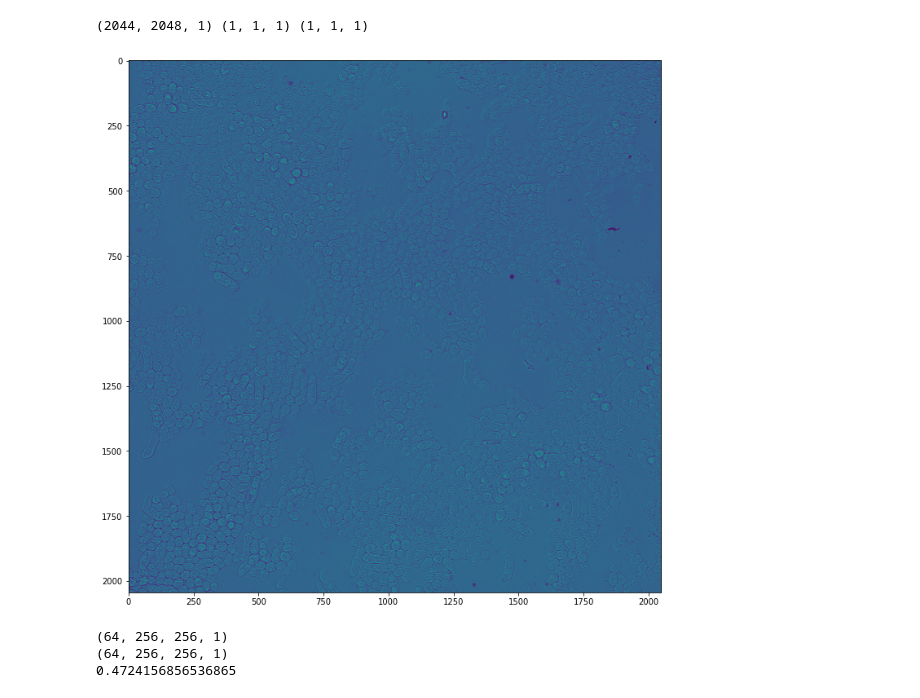
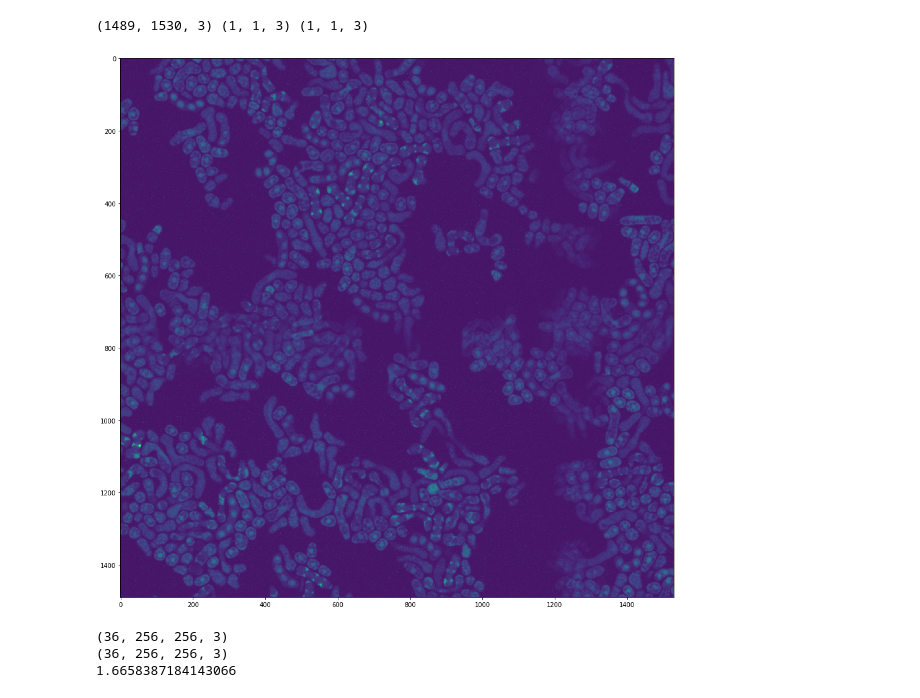
Before and after one commit to cwood1967/Unet, a Jupyter notebook: dnet/infer_dnet.ipynb, the cells around one changed output. Saved outputs shown, nothing was run; the diff lists cells and outputs as text; code cells hidden in the pictures.

Commit message:
ran dnet with new images

```diff
--- a/dnet/infer_dnet.ipynb
+++ b/dnet/infer_dnet.ipynb
@@ -46,24 +46,24 @@ decoder = sess.graph.get_tensor_by_name('decoder-softmax:0')
 images = sess.graph.get_tensor_by_name('Placeholder:0')
 # %%
 # data_raw = imread('/Users/cjw/Data/sez/RawTifs/10_hours_punched_overnight/NDExp_Point0017_Seq0017.tif')
-data_raw = imread('/ssd1/cjw/Data/sez/RawTifs/16_hours_punched_overnight/NDExp_Point0008_Seq0008.tif')
-data_raw = data_raw[:,:,-1]
-data_raw = np.expand_dims(data_raw, -1)
+data_raw = imread('/ssd1/cjw/Data/sez/pombeXkambucha-3.tif')
+data_raw = data_raw[:,:,:]
+# data_raw = np.expand_dims(data_raw, -1)
 dmin = data_raw.min(axis=(0,1),keepdims=True)
 dmax = data_raw.max(axis=(0,1),keepdims=True)
 #data = (data_raw - dmin)/(dmax - dmin)
 
 ymean = data_raw.mean(axis=(0,1), keepdims=True)
 ystd = data_raw.std(axis=(0,1), keepdims=True)
 #test_tif = (test_tif - ymin)/(ymax - ymin + 0.00001)
 data = (data_raw - ymean)/ystd
 
-plt.figure(figsize=(12,12))
-plt.imshow(data[:,:,0])
+plt.figure(figsize=(16,16))
+plt.imshow(data[:,:,1] + data[:,:,0])
 print(data_raw.shape, dmin.shape, dmax.shape)
 # %% [output]
-(2044, 2048, 1) (1, 1, 1) (1, 1, 1)
+(1489, 1530, 3) (1, 1, 3) (1, 1, 3)
-[figure, old version]
+[figure, new version]
 # %%
 def decode(patches):
     ds = sess.run(decoder, feed_dict={images:patches})
@@ -165,9 +165,9 @@ r = rstack.max(axis=0)
 
 print(time.time()  - t1)
 # %% [output]
-(64, 256, 256, 1)
-(64, 256, 256, 1)
-0.4724156856536865
+(36, 256, 256, 3)
+(36, 256, 256, 3)
+1.6658387184143066
 # %%
 #plt.cla()
 tr = r > .5
```
Also changed, not shown: parts of 7 cells of this notebook.
